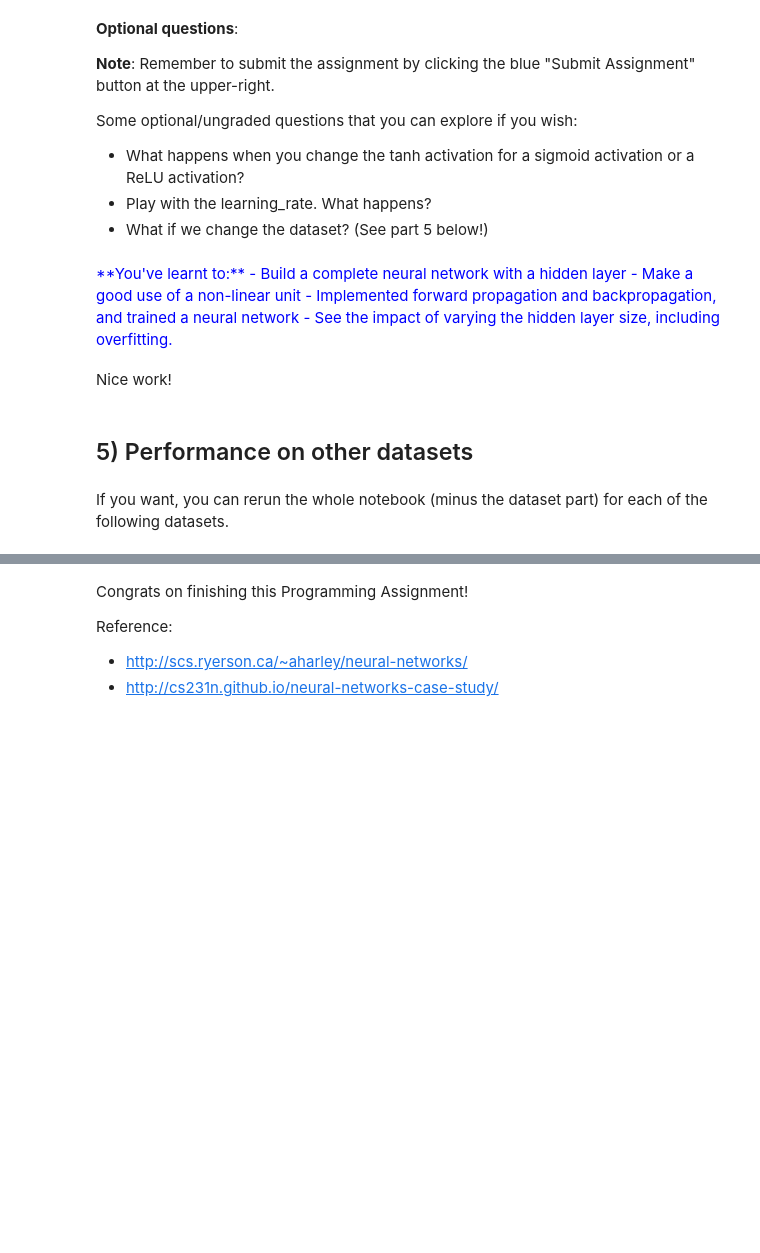
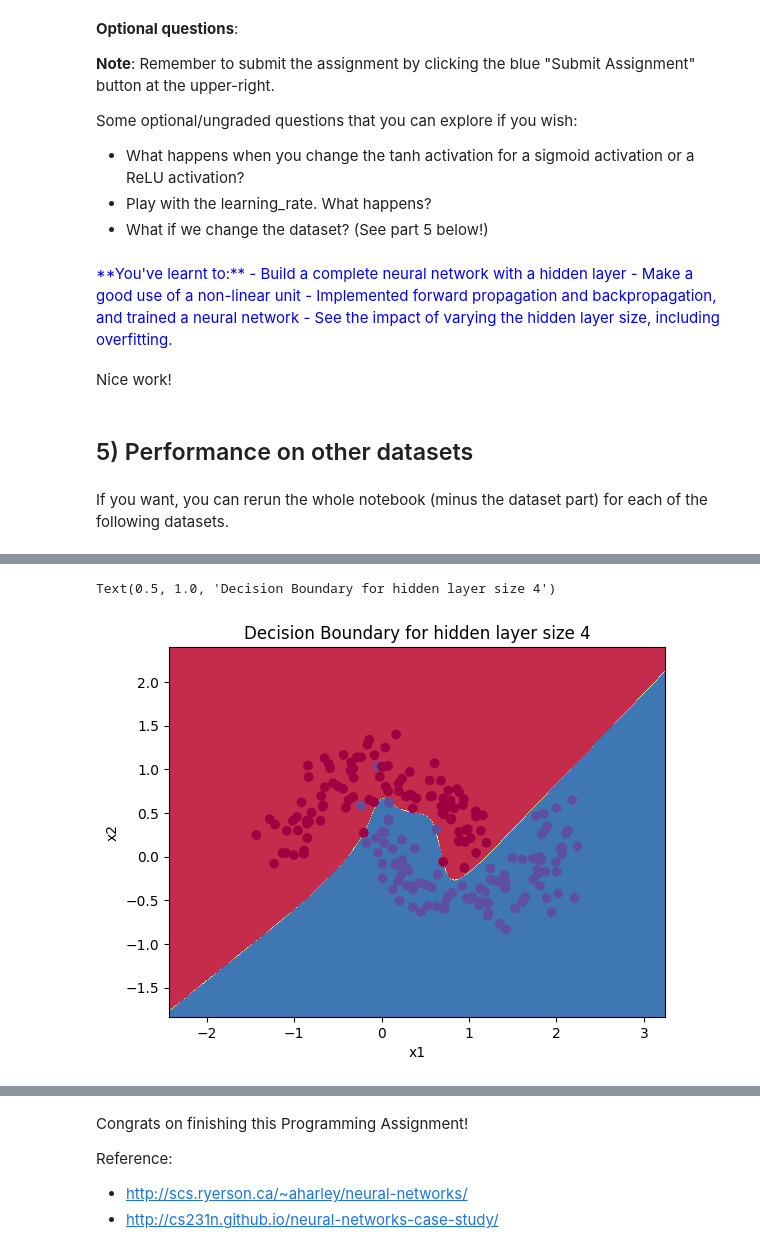
Before and after one commit to yrribeiro/undergraduation-usage, a Jupyter notebook: deep-learning/planar-data-class/1layer_data_class.ipynb, the cells around one changed output, grey strips where cells are left out. Cells and saved outputs as stored; diff of their text form; code cells hidden in the pictures; blank space fills up the shorter version.

```diff
--- a/deep-learning/planar-data-class/1layer_data_class.ipynb
+++ b/deep-learning/planar-data-class/1layer_data_class.ipynb
@@ -429,8 +429,8 @@ def compute_cost(A2, Y, parameters):
 
     # Compute the cross-entropy cost
     ### START CODE HERE ### (≈ 2 lines of code)
-    logprobs = np.multiply(np.log(A2), Y)
-    cost = -np.sum(logprobs)
+    logprobs = np.multiply(np.log(A2), Y) + np.multiply(np.log(1-A2), 1-Y)
+    cost = -(1/m)*np.sum(logprobs)
     ### END CODE HERE ###
 
     cost = float(np.squeeze(cost))  # makes sure cost is the dimension we expect.
@@ -622,7 +622,7 @@ def update_parameters(parameters, grads, learning_rate = 1.2):
     W1 = parameters["W1"]
     b1 = parameters["b1"]
     W2 = parameters["W2"]
-    b2 = parameters["b1"]
+    b2 = parameters["b2"]
     ### END CODE HERE ###
 
     # Retrieve each gradient from the dictionary "grads"
@@ -847,8 +862,8 @@ def predict(parameters, X):
 
     # Computes probabilities using forward propagation, and classifies to 0/1 using 0.5 as the threshold.
     ### START CODE HERE ### (≈ 2 lines of code)
-    A2, cache = None
-    predictions = None
+    A2, cache = forward_propagation(X, parameters)
+    predictions = A2 > 0.5
     ### END CODE HERE ###
 
     return predictions
@@ -973,3 +1016,10 @@ plt.scatter(X[0, :], X[1, :], c=Y, s=40, cmap=plt.cm.Spectral);
+# %%
+parameters = nn_model(X, Y, n_h=4)
+plot_decision_boundary(lambda x: predict(parameters, x.T), X, Y)
+plt.title("Decision Boundary for hidden layer size " + str(4))
+# %% [output]
+Text(0.5, 1.0, 'Decision Boundary for hidden layer size 4')
+[figure, added]
 # %%
 plt.figure(figsize=(16, 32))
 hidden_layer_sizes = [1, 2, 3, 4, 5, 20, 50]
```
Also changed, not shown: parts of 9 cells of this notebook.
